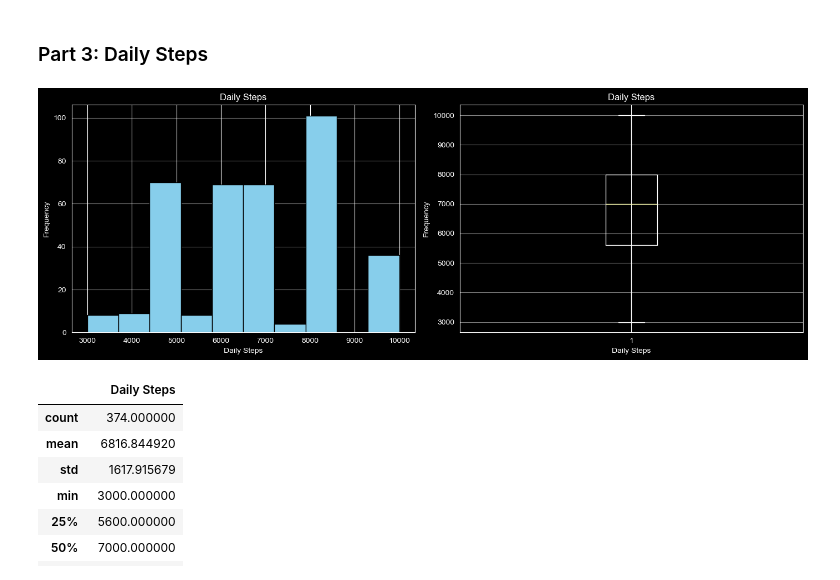
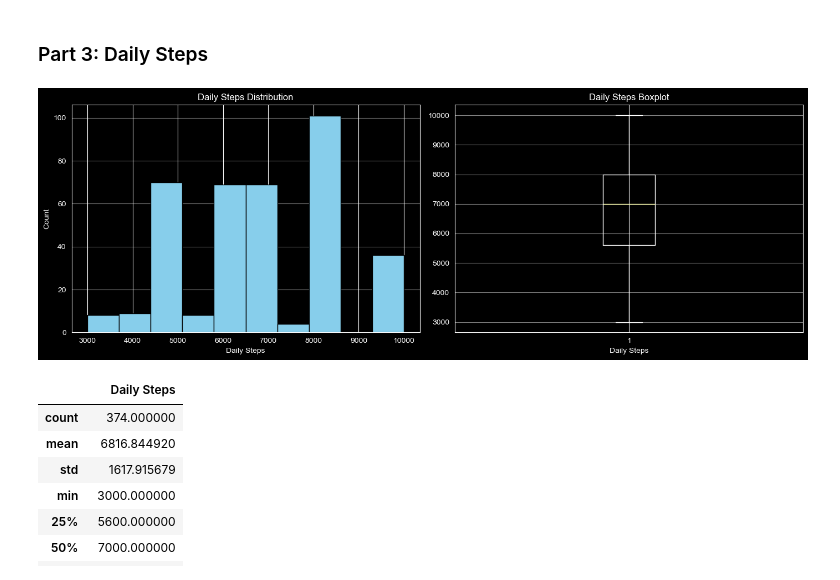
Before and after one commit to kinant/ud-stats-nd, a Jupyter notebook: PR01 - Describe Health and Sleep Quality Data/PR01 - Describe Health and Sleep Quality Data.ipynb, the cells around one changed output. Drawn from its saved outputs; the diff is of its cells as text; code cells hidden in the pictures.

```diff
--- a/PR01 - Describe Health and Sleep Quality Data/PR01 - Describe Health and Sleep Quality Data.ipynb
+++ b/PR01 - Describe Health and Sleep Quality Data/PR01 - Describe Health and Sleep Quality Data.ipynb
@@ -128,25 +120,25 @@ Skew = 0.07
 # %%
 # Daily Steps
 fig, ax = plt.subplots(1, 2, figsize=(14, 5))
 
 # Plot 1: Daily Steps histogram
 ax[0].hist(data['Daily Steps'], color='skyblue', edgecolor='black')
 ax[0].set_xlabel('Daily Steps')
-ax[0].set_ylabel('Frequency')
-ax[0].set_title('Daily Steps')
+ax[0].set_ylabel('Count')
+ax[0].set_title('Daily Steps Distribution')
+ax[0].grid(axis='y', alpha=0.5)
 ax[0].grid(axis='y', alpha=0.5)
 
 # Plot 2: Daily Steps box plot
 ax[1].boxplot(data['Daily Steps'])
 ax[1].set_xlabel('Daily Steps')
-ax[1].set_ylabel('Frequency')
-ax[1].set_title('Daily Steps')
+ax[1].set_title('Daily Steps Boxplot')
 ax[1].grid(axis='y', alpha=0.5)
 
 plt.tight_layout()
 plt.show()
 # %% [output]
-[figure, old version]
+[figure, new version]
 # %%
 # Describe
 data[['Daily Steps']].describe()
```
Also changed, not shown: parts of 6 cells of this notebook, 3 other files.
